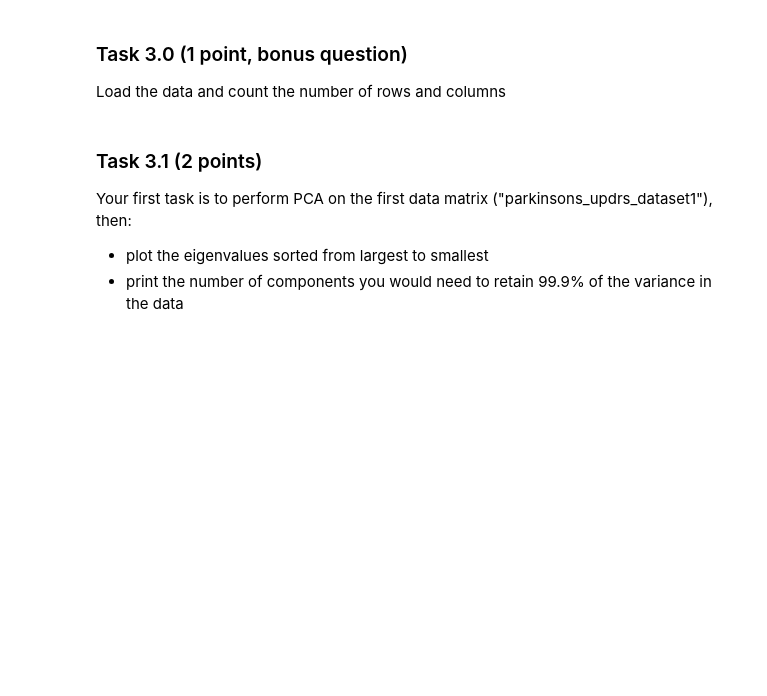
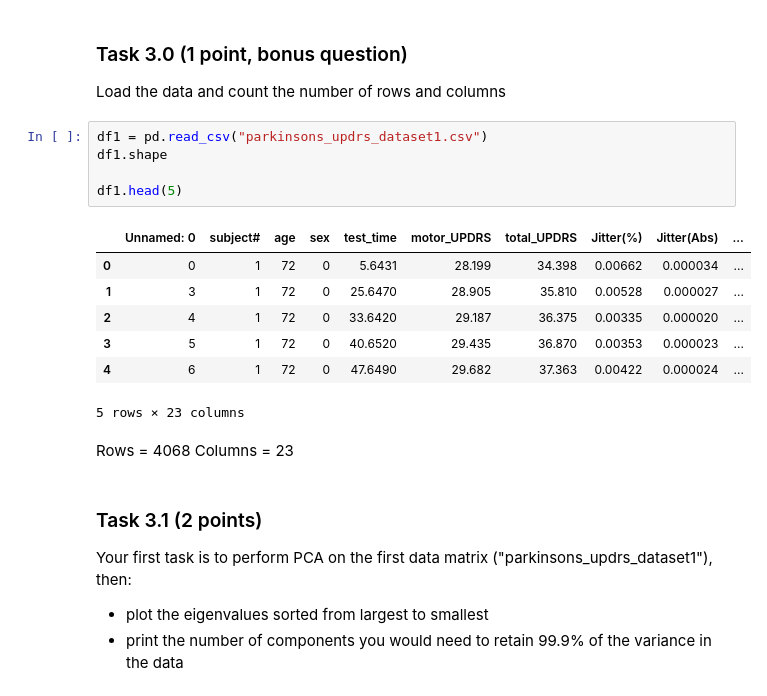
Before and after one commit to MaartenDekkers02/BigDataCourse2025, a Jupyter notebook: Assignment1.ipynb, the cells around one changed output. Cells and saved outputs as stored; diff of their text form; blank space fills up the shorter version.

```diff
--- a/Assignment1.ipynb
+++ b/Assignment1.ipynb
@@ -232,6 +272,22 @@ For this assignment, we have split the dataset into two parts, which you can dow
 # %% [markdown]
 ### Task 3.0 (1 point, bonus question)
 Load the data and count the number of rows and columns
+# %%
+df1 = pd.read_csv("parkinsons_updrs_dataset1.csv")
+df1.shape
+
+df1.head(5)
+# %% [output]
+|  | Unnamed: 0 | subject# | age | sex | test_time | motor_UPDRS | total_UPDRS | Jitter(%) | Jitter(Abs) | ... |
+| 0 | 0 | 1 | 72 | 0 | 5.6431 | 28.199 | 34.398 | 0.00662 | 0.000034 | ... |
+| 1 | 3 | 1 | 72 | 0 | 25.6470 | 28.905 | 35.810 | 0.00528 | 0.000027 | ... |
+| 2 | 4 | 1 | 72 | 0 | 33.6420 | 29.187 | 36.375 | 0.00335 | 0.000020 | ... |
+| 3 | 5 | 1 | 72 | 0 | 40.6520 | 29.435 | 36.870 | 0.00353 | 0.000023 | ... |
+| 4 | 6 | 1 | 72 | 0 | 47.6490 | 29.682 | 37.363 | 0.00422 | 0.000024 | ... |
+5 rows × 23 columns
+# %% [markdown]
+Rows = 4068
+Columns = 23
 # %% [markdown]
 ### Task 3.1 (2 points)
 
```
Also changed, not shown: parts of 15 cells of this notebook.
